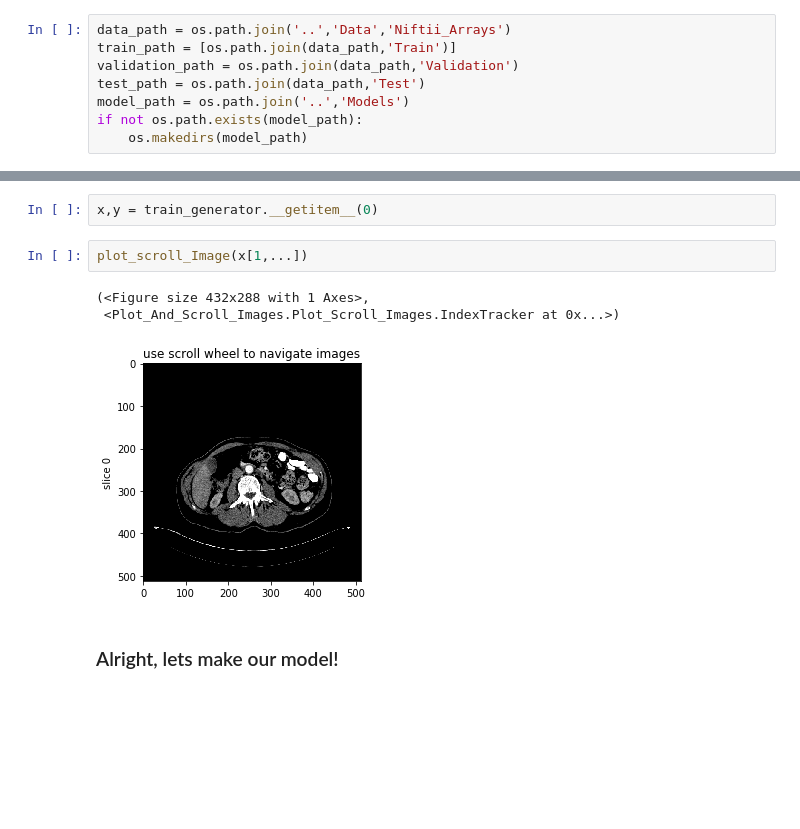
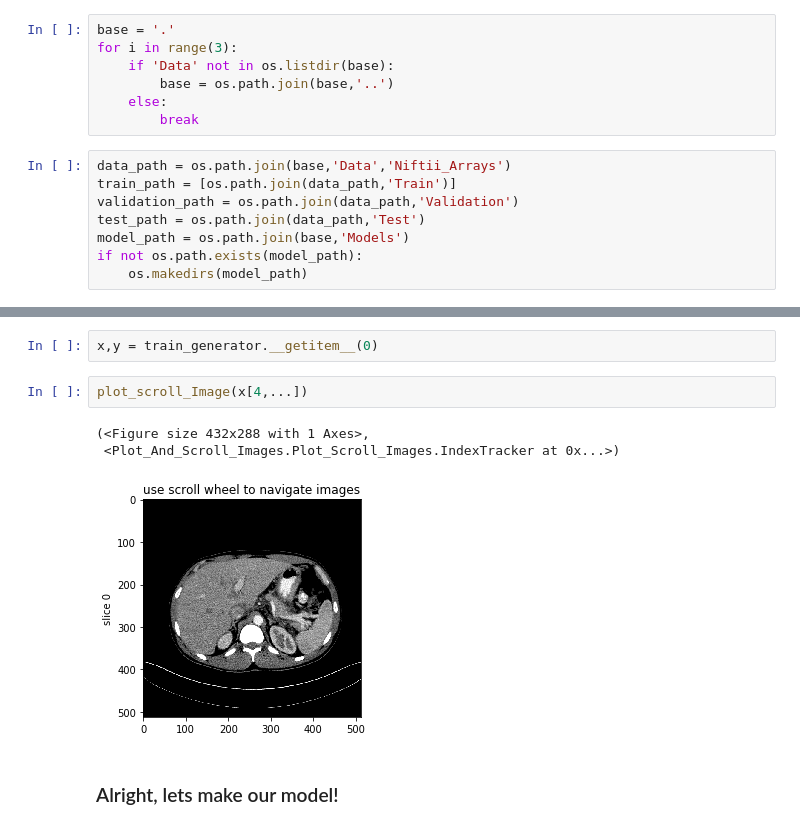
Before and after one commit to brianmanderson/Imaging_Physics_Workshop_1_28_20, a Jupyter notebook: Workshop_Modules/Liver_Model.ipynb, the cells around one changed output, grey strips where cells are left out. Drawn from its saved outputs; the diff is of its cells as text; blank space fills up the shorter version.

```diff
--- a/Workshop_Modules/Liver_Model.ipynb
+++ b/Workshop_Modules/Liver_Model.ipynb
@@ -19,12 +19,19 @@ Using TensorFlow backend.
 %matplotlib inline
 # %%
 %load_ext tensorboard
+# %%
+base = '.'
+for i in range(3):
+    if 'Data' not in os.listdir(base):
+        base = os.path.join(base,'..')
+    else:
+        break
 # %%
-data_path = os.path.join('..','Data','Niftii_Arrays')
+data_path = os.path.join(base,'Data','Niftii_Arrays')
 train_path = [os.path.join(data_path,'Train')]
 validation_path = os.path.join(data_path,'Validation')
 test_path = os.path.join(data_path,'Test')
-model_path = os.path.join('..','Models')
+model_path = os.path.join(base,'Models')
 if not os.path.exists(model_path):
     os.makedirs(model_path)
 # %% [markdown]
@@ -48,11 +55,11 @@ validation_generator = Train_Data_Generator2D(shuffle=True,data_paths=validation
 # %%
 x,y = train_generator.__getitem__(0)
 # %%
-plot_scroll_Image(x[1,...])
+plot_scroll_Image(x[4,...])
 # %% [output]
 (<Figure size 432x288 with 1 Axes>,
  <Plot_And_Scroll_Images.Plot_Scroll_Images.IndexTracker at 0x...>)
-[figure, old version]
+[figure, new version]
 # %% [markdown]
 ### Alright, lets make our model!
 # %%
```
Also changed, not shown: parts of 19 cells of this notebook, 6 other files.
